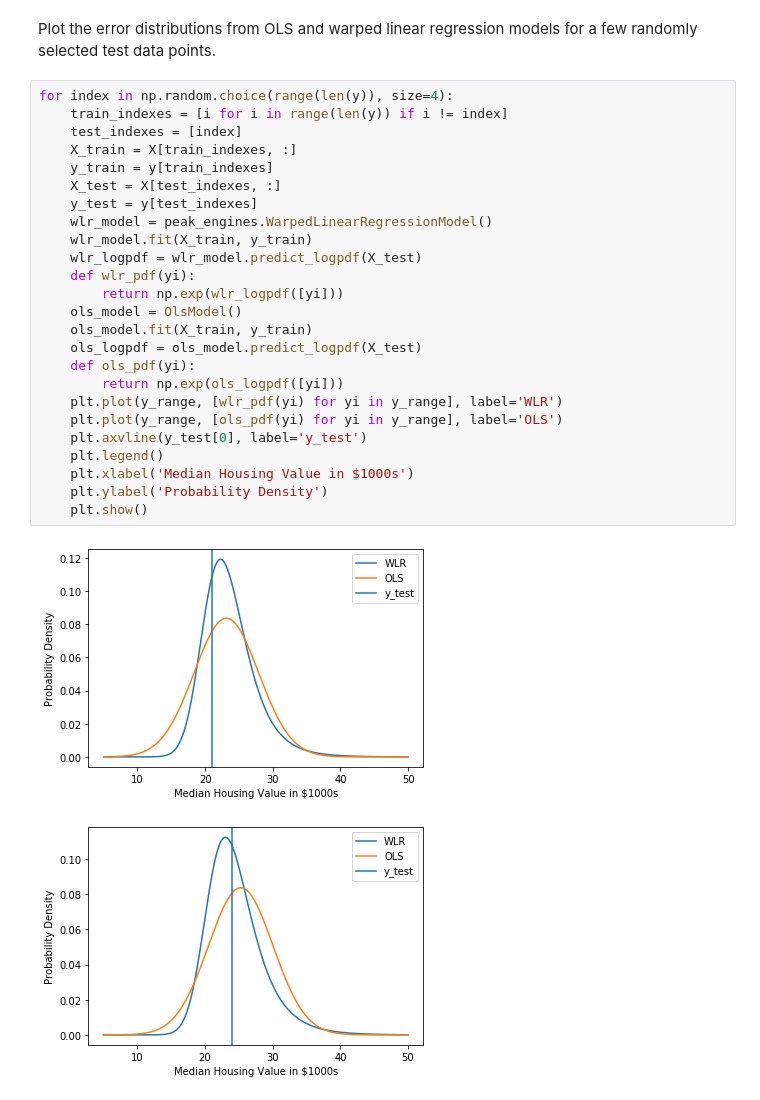
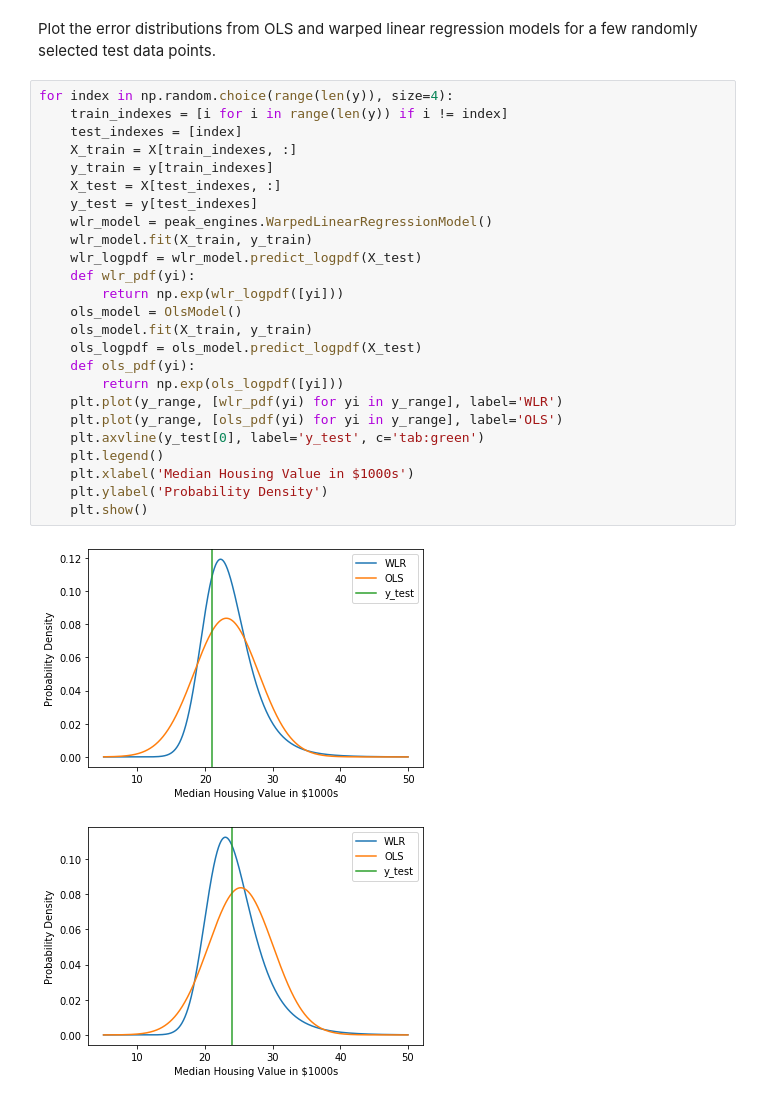
Before and after one commit to rnburn/bbai, a Jupyter notebook: example/boston_housing.ipynb, the cells around one changed output. Saved outputs shown, nothing was run; the diff lists cells and outputs as text.

```diff
--- a/example/boston_housing.ipynb
+++ b/example/boston_housing.ipynb
@@ -114,28 +116,28 @@ Plot the error distributions from OLS and warped linear regression models for a
 # %%
 for index in np.random.choice(range(len(y)), size=4):
     train_indexes = [i for i in range(len(y)) if i != index]
     test_indexes = [index]
     X_train = X[train_indexes, :]
     y_train = y[train_indexes]
     X_test = X[test_indexes, :]
     y_test = y[test_indexes]
     wlr_model = peak_engines.WarpedLinearRegressionModel()
     wlr_model.fit(X_train, y_train)
     wlr_logpdf = wlr_model.predict_logpdf(X_test)
     def wlr_pdf(yi):
         return np.exp(wlr_logpdf([yi]))
     ols_model = OlsModel()
     ols_model.fit(X_train, y_train)
     ols_logpdf = ols_model.predict_logpdf(X_test)
     def ols_pdf(yi):
         return np.exp(ols_logpdf([yi]))
     plt.plot(y_range, [wlr_pdf(yi) for yi in y_range], label='WLR')
     plt.plot(y_range, [ols_pdf(yi) for yi in y_range], label='OLS')
-    plt.axvline(y_test[0], label='y_test')
+    plt.axvline(y_test[0], label='y_test', c='tab:green')
     plt.legend()
     plt.xlabel('Median Housing Value in $1000s')
     plt.ylabel('Probability Density')
     plt.show()
 # %% [output]
-[figure, old version]
+[figure, new version]
-[figure, old version]
+[figure, new version]
```
Also changed, not shown: parts of 2 cells of this notebook.
